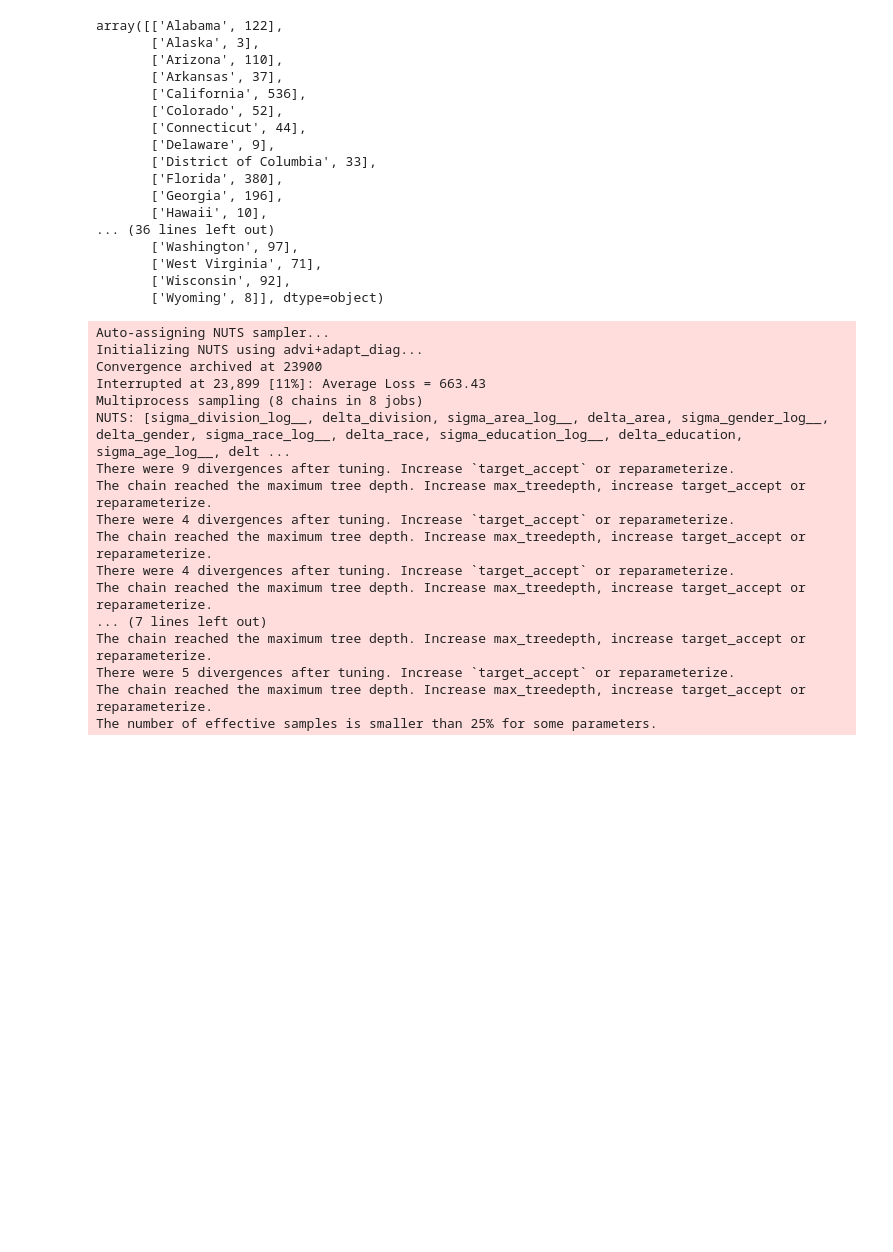
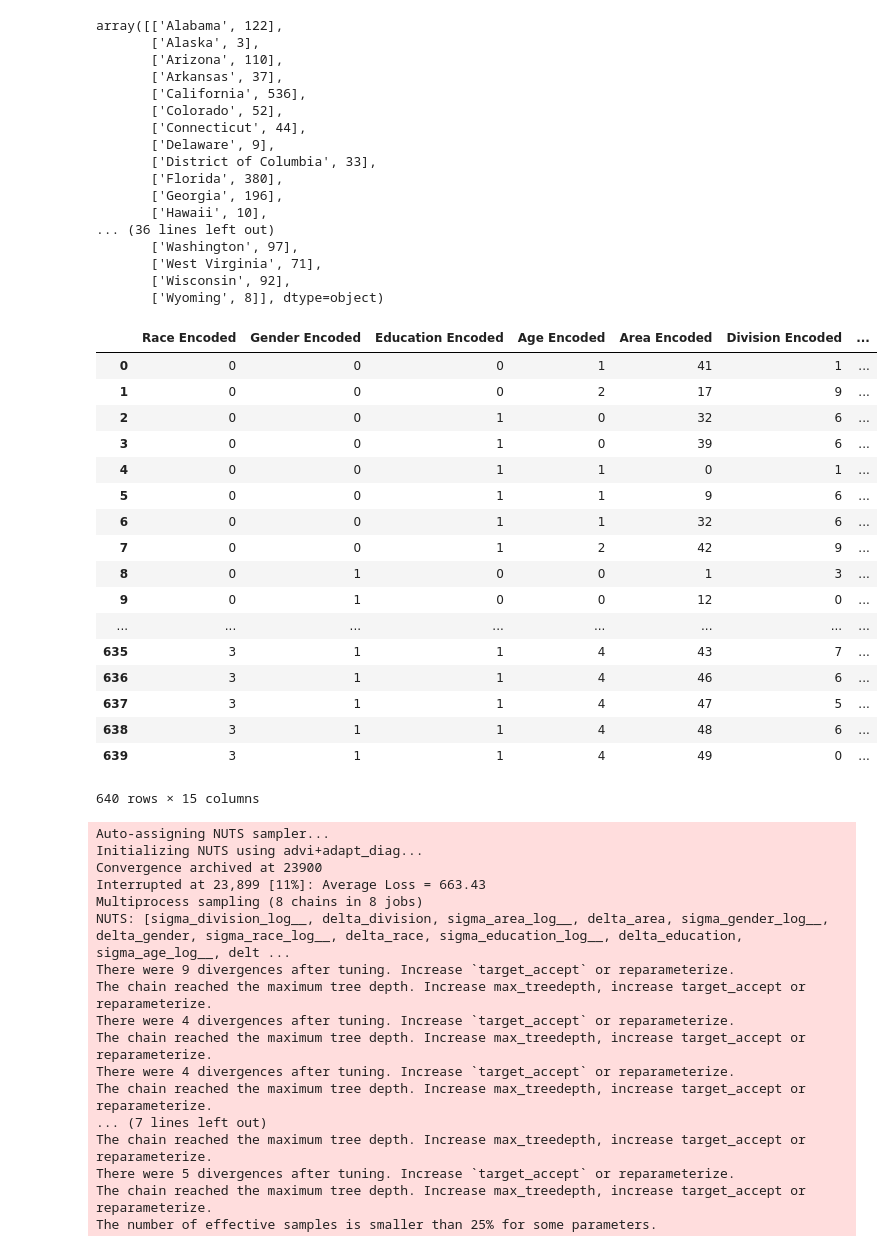
Before and after one commit to wl2522/MSR2, a Jupyter notebook: MRP.ipynb, the cells around one changed output. Drawn from its saved outputs; the diff is of its cells as text; code cells hidden in the pictures; blank space fills up the shorter version.

```diff
--- a/MRP.ipynb
+++ b/MRP.ipynb
@@ -50,6 +50,10 @@ common_data = pd.concat([index1[common_columns],
 
 common_data.drop(['ID', 'ADID IDFA', 'Time Started', 'Time Finished'], axis=1, inplace=True)
 
+#Drop the columns where area is missing since the distributions for each demographic doesn't differ much
+
+index1 = index1.loc[index1['Area'] != 'Unknown', :]
+
 #Get count of respondents by state
 
 common_data.groupby(['Area']).size().reset_index().values
@@ -222,6 +225,27 @@ area_age = shared(index1_unique['Area_Age'].values)
 #Create a Theano constant variable for the number of observations in each population cell
 
 n = shared(index1_unique['n'].values)
+# %%
+index1_unique
+# %% [output]
+|  | Race Encoded | Gender Encoded | Education Encoded | Age Encoded | Area Encoded | Division Encoded | ... |
+| 0 | 0 | 0 | 0 | 1 | 41 | 1 | ... |
+| 1 | 0 | 0 | 0 | 2 | 17 | 9 | ... |
+| 2 | 0 | 0 | 1 | 0 | 32 | 6 | ... |
+| 3 | 0 | 0 | 1 | 0 | 39 | 6 | ... |
+| 4 | 0 | 0 | 1 | 1 | 0 | 1 | ... |
+| 5 | 0 | 0 | 1 | 1 | 9 | 6 | ... |
+| 6 | 0 | 0 | 1 | 1 | 32 | 6 | ... |
+| 7 | 0 | 0 | 1 | 2 | 42 | 9 | ... |
+| 8 | 0 | 1 | 0 | 0 | 1 | 3 | ... |
+| 9 | 0 | 1 | 0 | 0 | 12 | 0 | ... |
+| ... | ... | ... | ... | ... | ... | ... | ... |
+| 635 | 3 | 1 | 1 | 4 | 43 | 7 | ... |
+| 636 | 3 | 1 | 1 | 4 | 46 | 6 | ... |
+| 637 | 3 | 1 | 1 | 4 | 47 | 5 | ... |
+| 638 | 3 | 1 | 1 | 4 | 48 | 6 | ... |
+| 639 | 3 | 1 | 1 | 4 | 49 | 0 | ... |
+640 rows × 15 columns
 # %%
 #Define the model for the state-level effects coefficient
 
```
Also changed, not shown: parts of 8 cells of this notebook.
